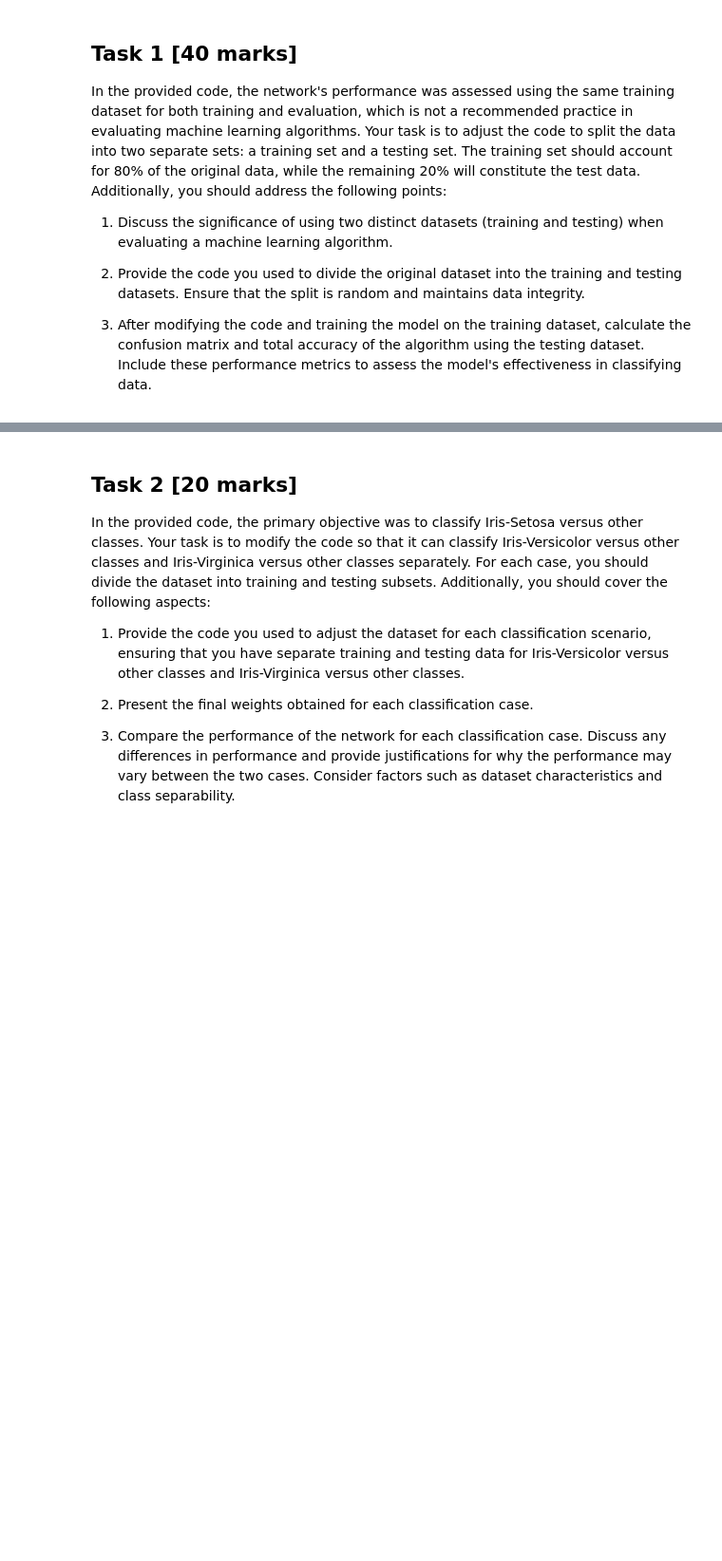
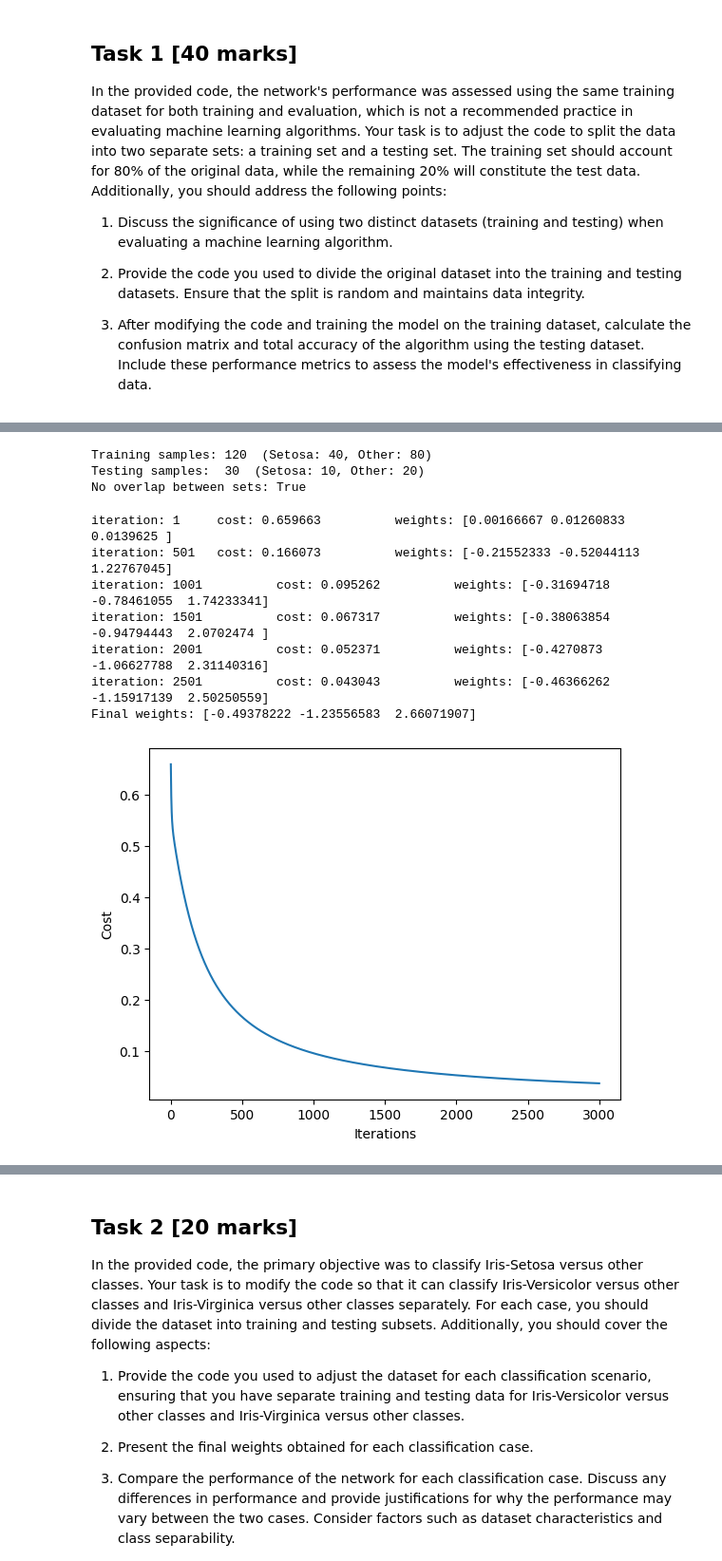
Before and after one commit to Marc0s-ikp/imperial_eee_machine_learning_course-main, a Jupyter notebook: 04_ML_Logistic.ipynb, the cells around one changed output, grey strips where cells are left out. Shown at 95% size. Saved outputs shown, nothing was run; the diff lists cells and outputs as text; code cells hidden in the pictures; blank space fills up the shorter version.

```diff
--- a/04_ML_Logistic.ipynb
+++ b/04_ML_Logistic.ipynb
@@ -240,0 +268,36 @@ In the provided code, the network's performance was assessed using the same trai
+# %%
+
+# Task 1
+def train_test_split_np(X, y, strata, test_ratio=0.2, seed=0):
+    rng = np.random.default_rng(seed)
+    test_idx = []
+    for c in np.unique(strata):
+        idx_c = rng.permutation(np.where(strata == c)[0])
+        test_idx.extend(idx_c[:int(round(test_ratio * len(idx_c)))])
+    test_idx = np.sort(np.array(test_idx))
+    train_idx = np.setdiff1d(np.arange(len(y)), test_idx)
+    return X[train_idx], X[test_idx], y[train_idx], y[test_idx], train_idx, test_idx
+
+X_train, X_test, y_train, y_test, train_idx, test_idx = train_test_split_np(X, y, labels.values, 0.2, seed=0)
+print(f"Training samples: {len(y_train)}  (Setosa: {np.sum(y_train==0)}, Other: {np.sum(y_train==1)})")
+print(f"Testing samples:  {len(y_test)}  (Setosa: {np.sum(y_test==0)}, Other: {np.sum(y_test==1)})")
+print("No overlap between sets:", len(np.intersect1d(train_idx, test_idx)) == 0)
+# %% [output]
+Training samples: 120  (Setosa: 40, Other: 80)
+Testing samples:  30  (Setosa: 10, Other: 20)
+No overlap between sets: True
+# %%
+alpha = 0.01
+num_iter = 3000
+W_setosa, loss_setosa = train(alpha, num_iter, X_train, y_train, print_every=500)
+print("Final weights:", W_setosa)
+plot_cost(loss_setosa)
+# %% [output]
+iteration: 1     cost: 0.659663          weights: [0.00166667 0.01260833 0.0139625 ]
+iteration: 501   cost: 0.166073          weights: [-0.21552333 -0.52044113  1.22767045]
+iteration: 1001          cost: 0.095262          weights: [-0.31694718 -0.78461055  1.74233341]
+iteration: 1501          cost: 0.067317          weights: [-0.38063854 -0.94794443  2.0702474 ]
+iteration: 2001          cost: 0.052371          weights: [-0.4270873  -1.06627788  2.31140316]
+iteration: 2501          cost: 0.043043          weights: [-0.46366262 -1.15917139  2.50250559]
+Final weights: [-0.49378222 -1.23556583  2.66071907]
+[figure, added]
```
Also changed, not shown: parts of 16 cells of this notebook.
